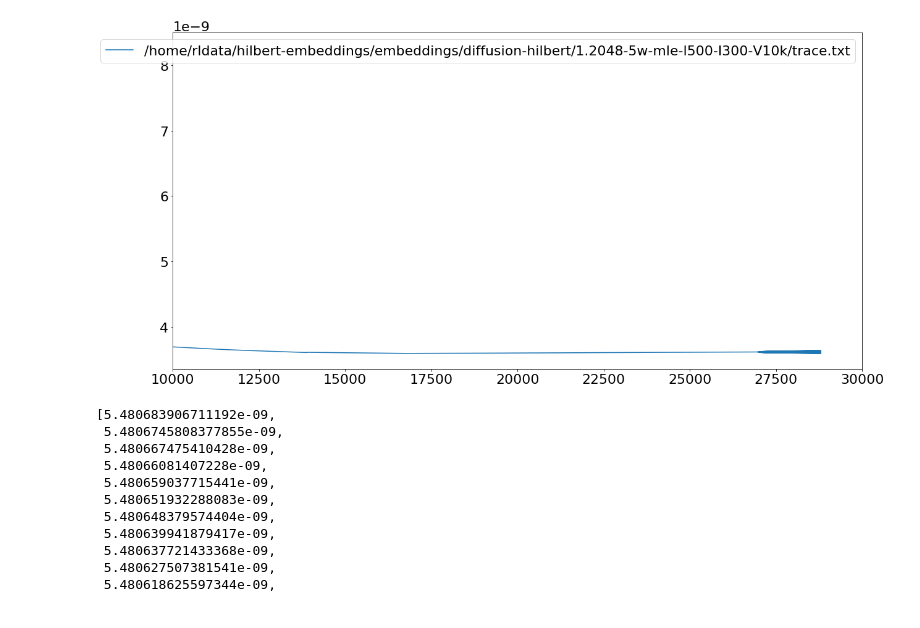
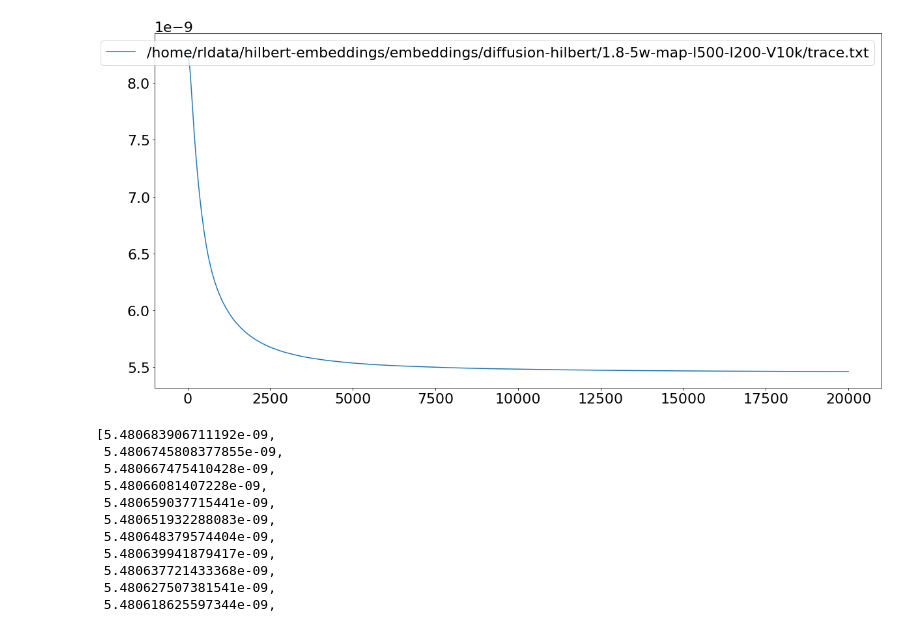
Before and after one commit to enewe101/hilbert, a Jupyter notebook: dif-tests/learning-rate-tests.ipynb, the cells around one changed output. Drawn from its saved outputs; the diff is of its cells as text; code cells hidden in the pictures.

```diff
--- a/dif-tests/learning-rate-tests.ipynb
+++ b/dif-tests/learning-rate-tests.ipynb
@@ -17,17 +17,17 @@ def plot_loss(fname):
 # %%
 plt.figure(figsize=(20,10))
 plt.rcParams.update({'font.size': 22})
 # plot_loss('/home/rldata/hilbert-embeddings/embeddings/diffusion-hilbert/1.8-5w-mle-l500-I200-V10k/trace.txt')
 # plot_loss('/home/rldata/hilbert-embeddings/embeddings/diffusion-hilbert/1.32-5w-mle-l500-I200-V10k/trace.txt')
 # plot_loss('/home/rldata/hilbert-embeddings/embeddings/diffusion-hilbert/1.128-5w-mle-l500-I300-V10k/trace.txt')
 # plot_loss('/home/rldata/hilbert-embeddings/embeddings/diffusion-hilbert/1.512-5w-mle-l500-I300-V10k/trace.txt')
-plot_loss('/home/rldata/hilbert-embeddings/embeddings/diffusion-hilbert/1.2048-5w-mle-l500-I300-V10k/trace.txt')
-plt.xlim(10000, 30000)
+plot_loss('/home/rldata/hilbert-embeddings/embeddings/diffusion-hilbert/1.8-5w-map-l500-I200-V10k/trace.txt')
+#plt.xlim(10000, 30000)
 # plt.ylim(,4)
 plt.legend()
 plt.show()
 # %% [output]
-[figure, old version]
+[figure, new version]
 # %%
 losses[-100:]
 # %% [output]
```
Also changed, not shown: 5 other files.
